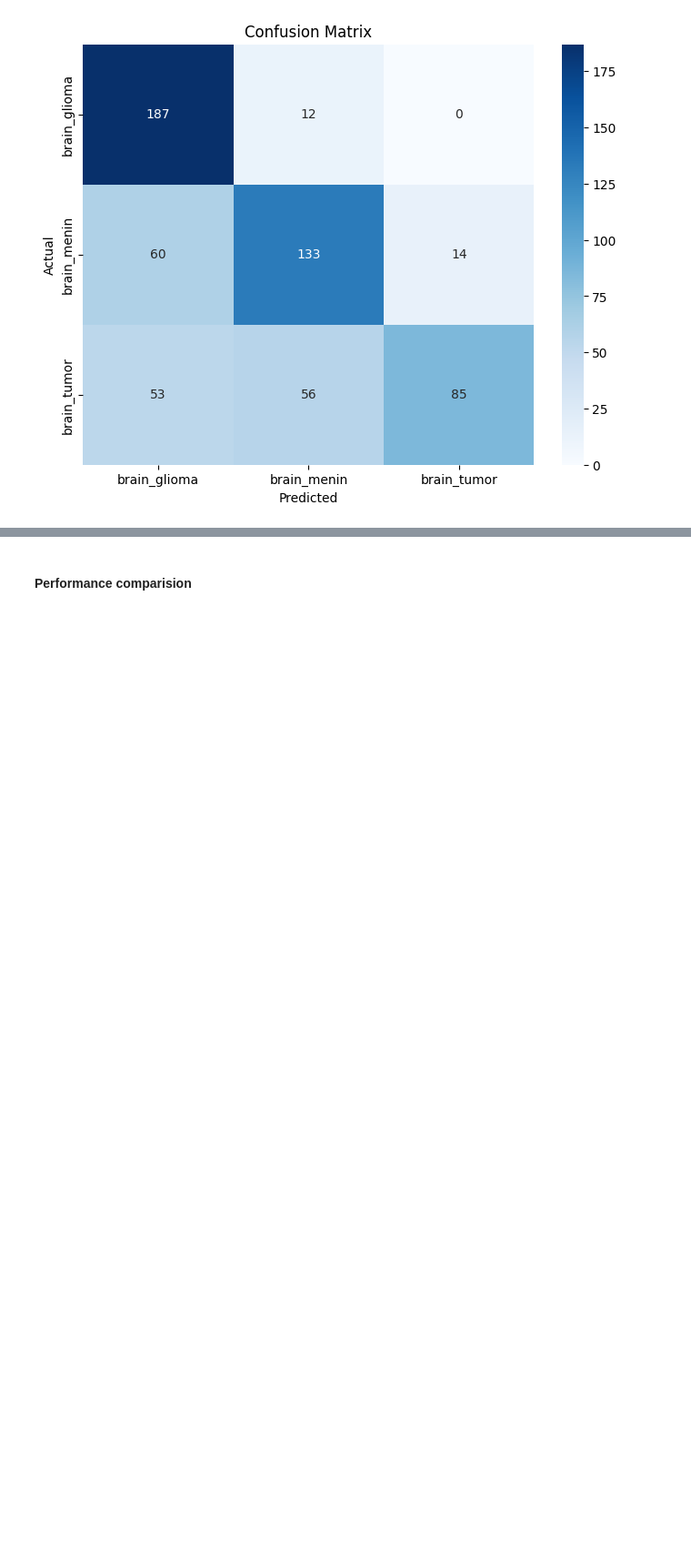
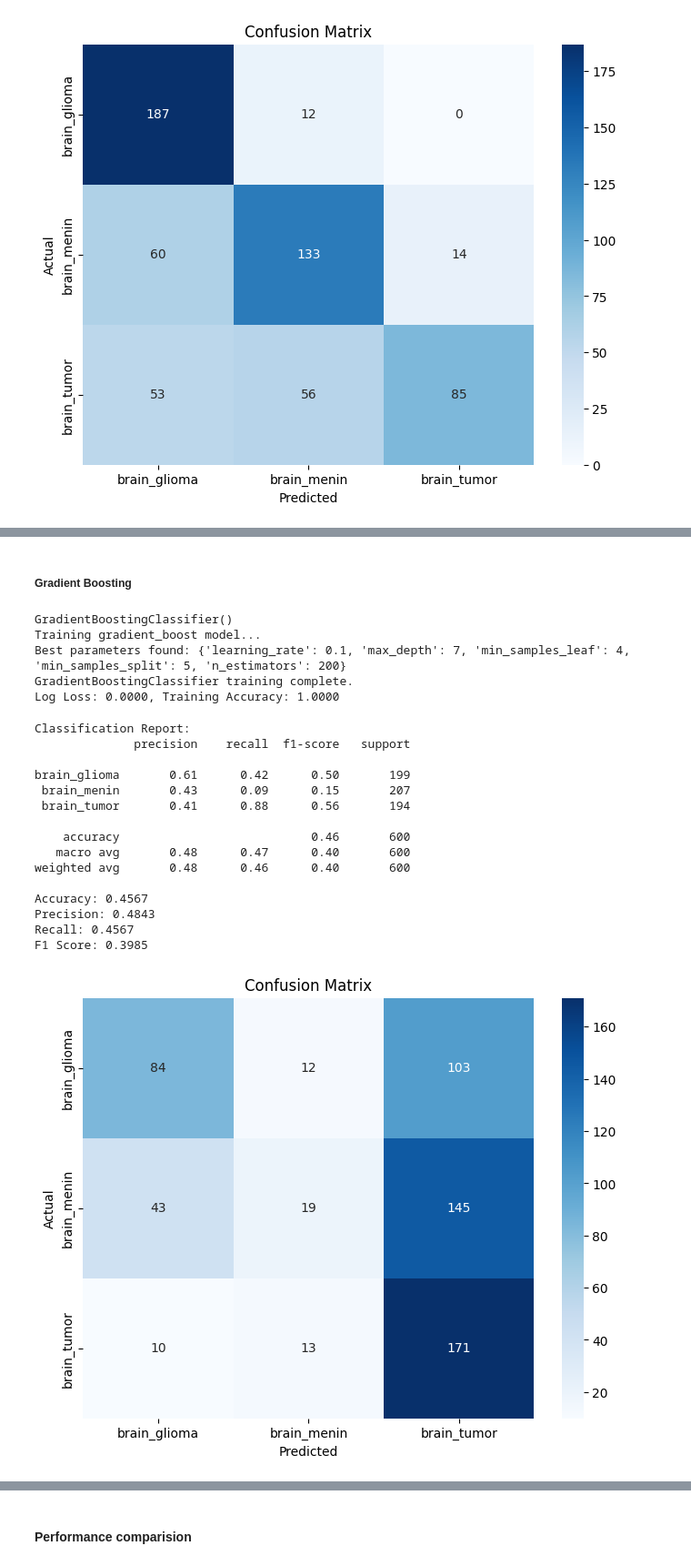
Before and after one commit to ThanhPhan14062003/ML_BarePass, a Jupyter notebook: notebooks/assignment1/submission.ipynb, the cells around one changed output, grey strips where cells are left out. Shown at 91% size. Cells and saved outputs as stored; diff of their text form; code cells hidden in the pictures; blank space fills up the shorter version.

```diff
--- a/notebooks/assignment1/submission.ipynb
+++ b/notebooks/assignment1/submission.ipynb
@@ -682,0 +732,49 @@ F1 Score: 0.6611
+# %% [markdown]
+##### Gradient Boosting
+# %%
+# ==========================
+# Initialize & Train Model
+# ==========================
+
+#Valid options are: decision_tree, naive_bayes, svm, mlp, hmm, bayesian_network, random_forest, gradient_boost, logistic_regression, crf_model
+
+model_name="gradient_boost"
+param_grid = {
+    # "n_estimators": [100, 200],
+    "learning_rate": [0.01, 0.1],
+    "max_depth": [3, 5],
+    "min_samples_split": [2, 5],
+    "min_samples_leaf": [1, 4],
+    # "subsample": [0.6, 0.8, 1.0],
+    # "max_features": ["auto", "sqrt"],
+    # "loss": ["log_loss", "exponential"],
+}
+model = load_model(model_name)
+device = torch.device("cpu")
+print(f"Training {model_name} model...")
+train_model(model, train_loader, hyper_tune=True, param_grid=param_grid)
+# %% [output]
+GradientBoostingClassifier()
+Training gradient_boost model...
+Best parameters found: {'learning_rate': 0.1, 'max_depth': 7, 'min_samples_leaf': 4, 'min_samples_split': 5, 'n_estimators': 200}
+GradientBoostingClassifier training complete.
+Log Loss: 0.0000, Training Accuracy: 1.0000
+# %%
+result_dict[model_name] = evaluate_sklearn_model(model,X_test,y_test,True)
+# %% [output]
+Classification Report:
+              precision    recall  f1-score   support
+
+brain_glioma       0.61      0.42      0.50       199
+ brain_menin       0.43      0.09      0.15       207
+ brain_tumor       0.41      0.88      0.56       194
+
+    accuracy                           0.46       600
+   macro avg       0.48      0.47      0.40       600
+weighted avg       0.48      0.46      0.40       600
+
+Accuracy: 0.4567
+Precision: 0.4843
+Recall: 0.4567
+F1 Score: 0.3985
+[figure, added]
```
Also changed, not shown: parts of 10 cells of this notebook, 5 other files.
